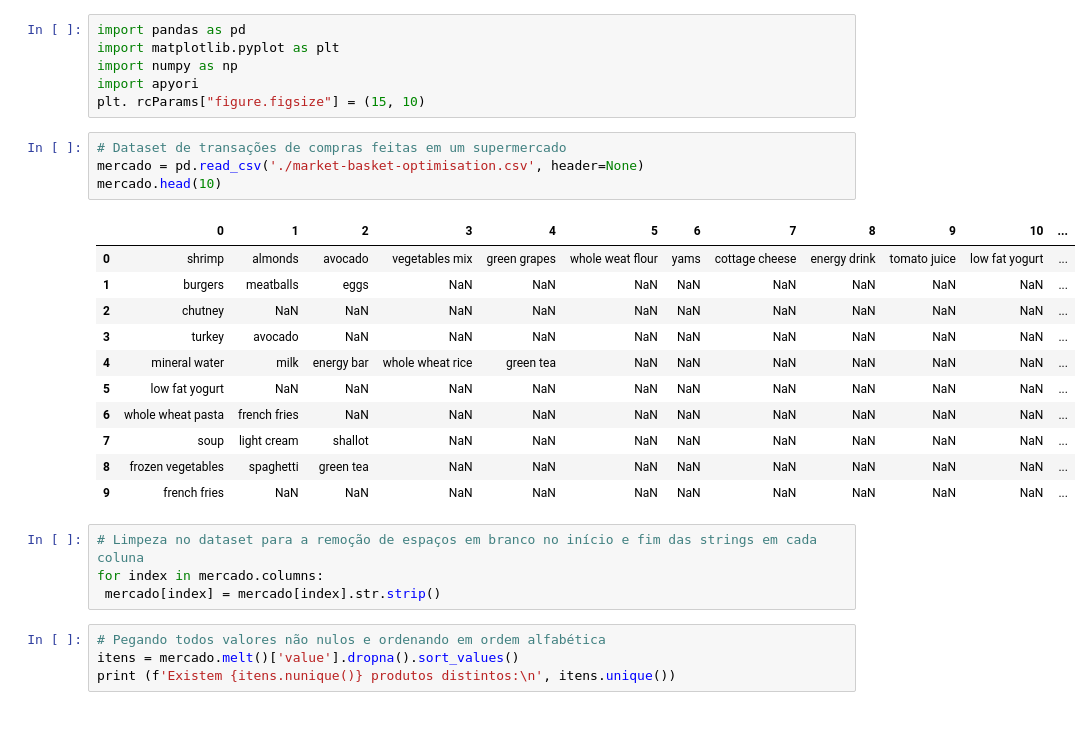
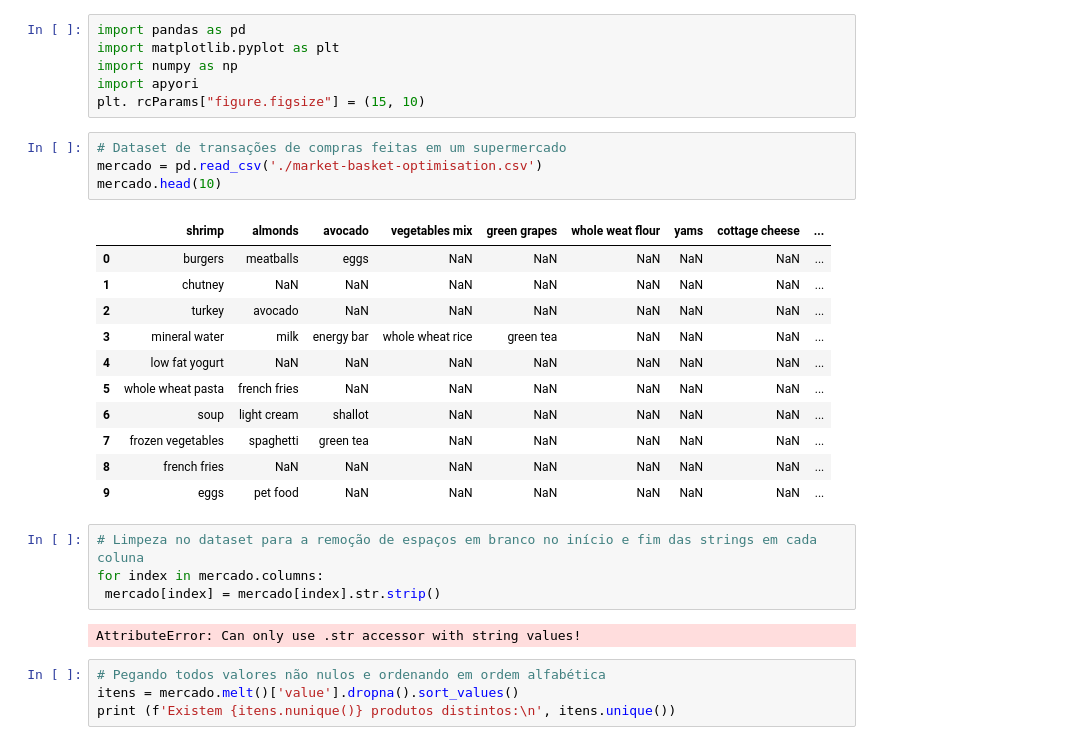
Before and after one commit to DjalmaHenry/data-mining-apriori, a Jupyter notebook: apriori-association-rules.ipynb, the cells around one changed output. Saved outputs shown, nothing was run; the diff lists cells and outputs as text.

```diff
--- a/apriori-association-rules.ipynb
+++ b/apriori-association-rules.ipynb
@@ -6,24 +6,26 @@ import apyori
 plt. rcParams["figure.figsize"] = (15, 10)
 # %%
 # Dataset de transações de compras feitas em um supermercado
-mercado = pd.read_csv('./market-basket-optimisation.csv', header=None)
+mercado = pd.read_csv('./market-basket-optimisation.csv')
 mercado.head(10)
 # %% [output]
-|  | 0 | 1 | 2 | 3 | 4 | 5 | 6 | 7 | 8 | 9 | 10 | ... |
-| 0 | shrimp | almonds | avocado | vegetables mix | green grapes | whole weat flour | yams | cottage cheese | energy drink | tomato juice | low fat yogurt | ... |
-| 1 | burgers | meatballs | eggs | NaN | NaN | NaN | NaN | NaN | NaN | NaN | NaN | ... |
-| 2 | chutney | NaN | NaN | NaN | NaN | NaN | NaN | NaN | NaN | NaN | NaN | ... |
-| 3 | turkey | avocado | NaN | NaN | NaN | NaN | NaN | NaN | NaN | NaN | NaN | ... |
-| 4 | mineral water | milk | energy bar | whole wheat rice | green tea | NaN | NaN | NaN | NaN | NaN | NaN | ... |
-| 5 | low fat yogurt | NaN | NaN | NaN | NaN | NaN | NaN | NaN | NaN | NaN | NaN | ... |
-| 6 | whole wheat pasta | french fries | NaN | NaN | NaN | NaN | NaN | NaN | NaN | NaN | NaN | ... |
-| 7 | soup | light cream | shallot | NaN | NaN | NaN | NaN | NaN | NaN | NaN | NaN | ... |
-| 8 | frozen vegetables | spaghetti | green tea | NaN | NaN | NaN | NaN | NaN | NaN | NaN | NaN | ... |
-| 9 | french fries | NaN | NaN | NaN | NaN | NaN | NaN | NaN | NaN | NaN | NaN | ... |
+|  | shrimp | almonds | avocado | vegetables mix | green grapes | whole weat flour | yams | cottage cheese | ... |
+| 0 | burgers | meatballs | eggs | NaN | NaN | NaN | NaN | NaN | ... |
+| 1 | chutney | NaN | NaN | NaN | NaN | NaN | NaN | NaN | ... |
+| 2 | turkey | avocado | NaN | NaN | NaN | NaN | NaN | NaN | ... |
+| 3 | mineral water | milk | energy bar | whole wheat rice | green tea | NaN | NaN | NaN | ... |
+| 4 | low fat yogurt | NaN | NaN | NaN | NaN | NaN | NaN | NaN | ... |
+| 5 | whole wheat pasta | french fries | NaN | NaN | NaN | NaN | NaN | NaN | ... |
+| 6 | soup | light cream | shallot | NaN | NaN | NaN | NaN | NaN | ... |
+| 7 | frozen vegetables | spaghetti | green tea | NaN | NaN | NaN | NaN | NaN | ... |
+| 8 | french fries | NaN | NaN | NaN | NaN | NaN | NaN | NaN | ... |
+| 9 | eggs | pet food | NaN | NaN | NaN | NaN | NaN | NaN | ... |
 # %%
 # Limpeza no dataset para a remoção de espaços em branco no início e fim das strings em cada coluna
 for index in mercado.columns:
  mercado[index] = mercado[index].str.strip()
+# %% [output]
+AttributeError: Can only use .str accessor with string values!
 # %%
 # Pegando todos valores não nulos e ordenando em ordem alfabética
 itens = mercado.melt()['value'].dropna().sort_values()
```
